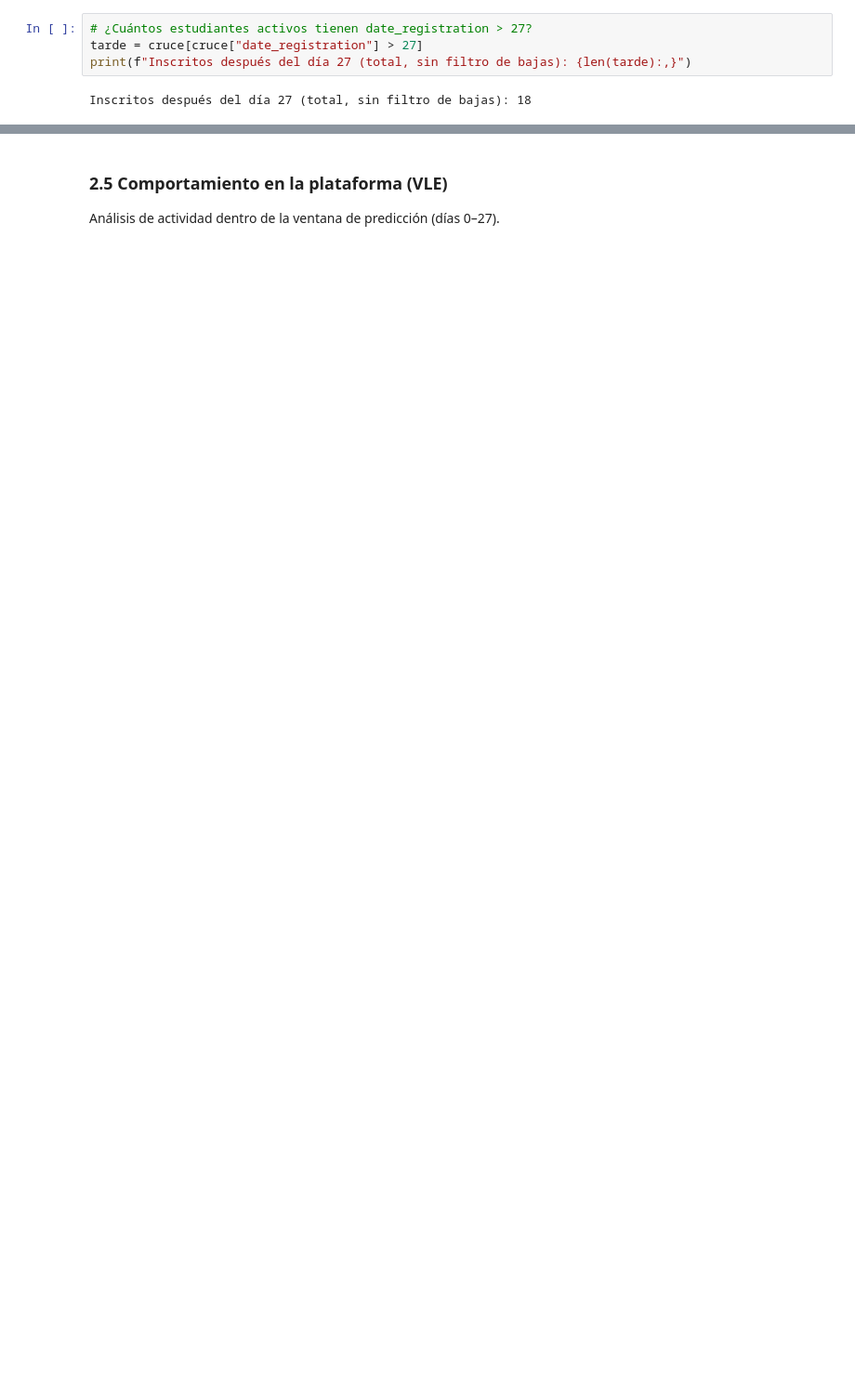
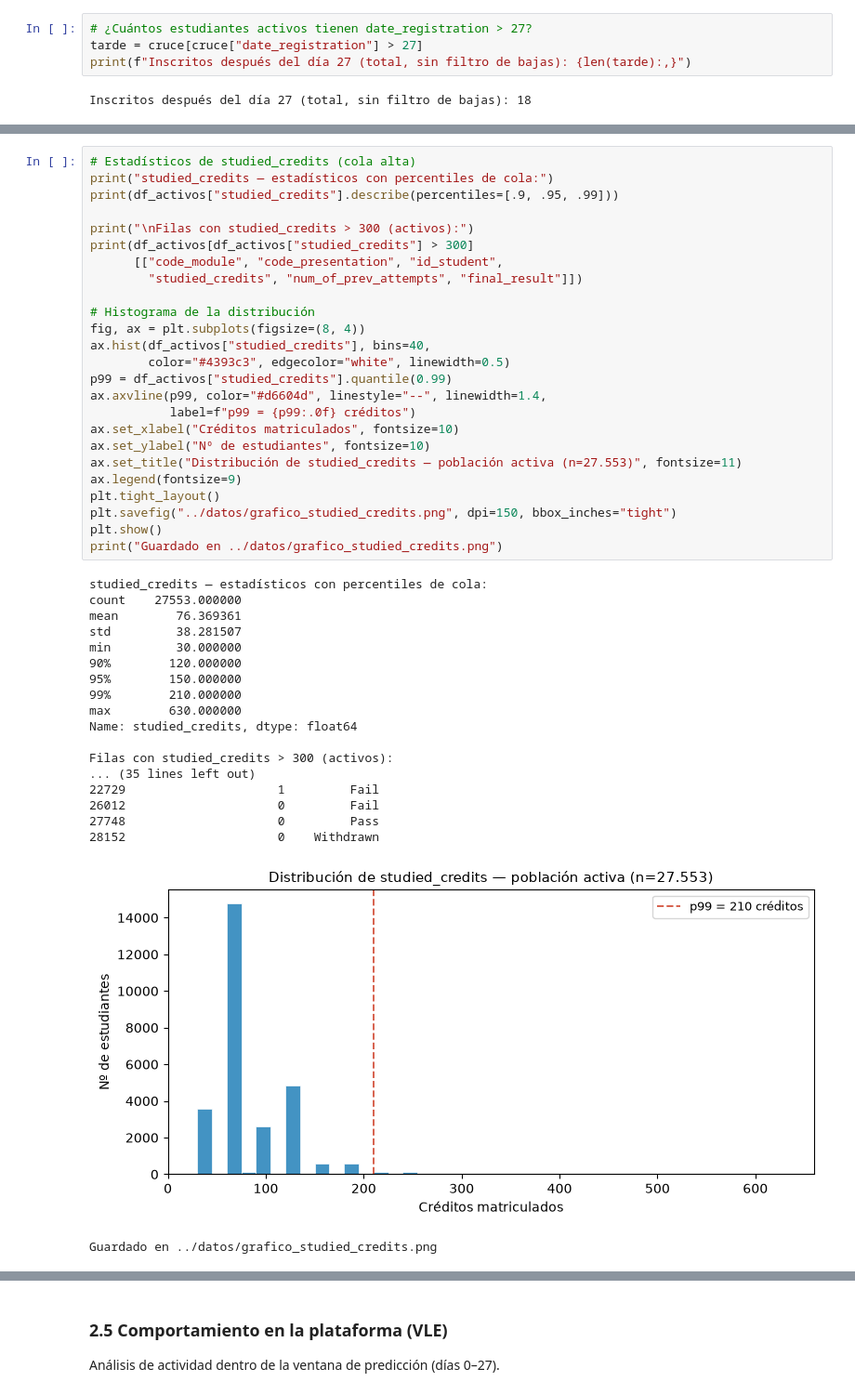
Before and after one commit to BSolanaH/oulad, a Jupyter notebook: notebooks/01_EDA.ipynb, the cells around one changed output, grey strips where cells are left out. Shown at 93% size. Drawn from its saved outputs; the diff is of its cells as text; blank space fills up the shorter version.

```diff
--- a/notebooks/01_EDA.ipynb
+++ b/notebooks/01_EDA.ipynb
@@ -1006,0 +1146,45 @@ Solapados (activos): 1263 (14.2% del TEST activo)
+# %%
+# Estadísticos de studied_credits (cola alta)
+print("studied_credits — estadísticos con percentiles de cola:")
+print(df_activos["studied_credits"].describe(percentiles=[.9, .95, .99]))
+
+print("\nFilas con studied_credits > 300 (activos):")
+print(df_activos[df_activos["studied_credits"] > 300]
+      [["code_module", "code_presentation", "id_student",
+        "studied_credits", "num_of_prev_attempts", "final_result"]])
+
+# Histograma de la distribución
+fig, ax = plt.subplots(figsize=(8, 4))
+ax.hist(df_activos["studied_credits"], bins=40,
+        color="#4393c3", edgecolor="white", linewidth=0.5)
+p99 = df_activos["studied_credits"].quantile(0.99)
+ax.axvline(p99, color="#d6604d", linestyle="--", linewidth=1.4,
+           label=f"p99 = {p99:.0f} créditos")
+ax.set_xlabel("Créditos matriculados", fontsize=10)
+ax.set_ylabel("Nº de estudiantes", fontsize=10)
+ax.set_title("Distribución de studied_credits — población activa (n=27.553)", fontsize=11)
+ax.legend(fontsize=9)
+plt.tight_layout()
+plt.savefig("../datos/grafico_studied_credits.png", dpi=150, bbox_inches="tight")
+plt.show()
+print("Guardado en ../datos/grafico_studied_credits.png")
+# %% [output]
+studied_credits — estadísticos con percentiles de cola:
+count    27553.000000
+mean        76.369361
+std         38.281507
+min         30.000000
+90%        120.000000
+95%        150.000000
+99%        210.000000
+max        630.000000
+Name: studied_credits, dtype: float64
+
+Filas con studied_credits > 300 (activos):
+... (35 lines left out)
+22729                     1         Fail
+26012                     0         Fail
+27748                     0         Pass
+28152                     0    Withdrawn
+[figure, added]
+Guardado en ../datos/grafico_studied_credits.png
```
Also changed, not shown: parts of 62 cells of this notebook, 3 other files.
